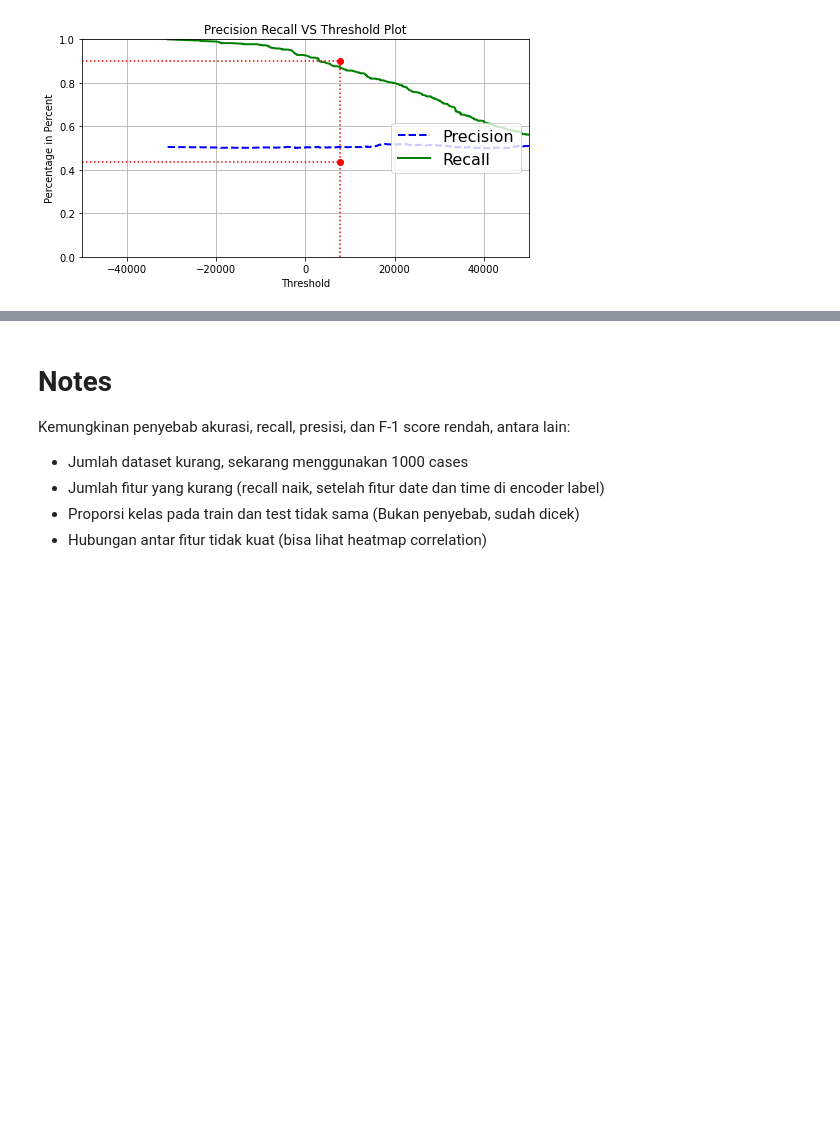
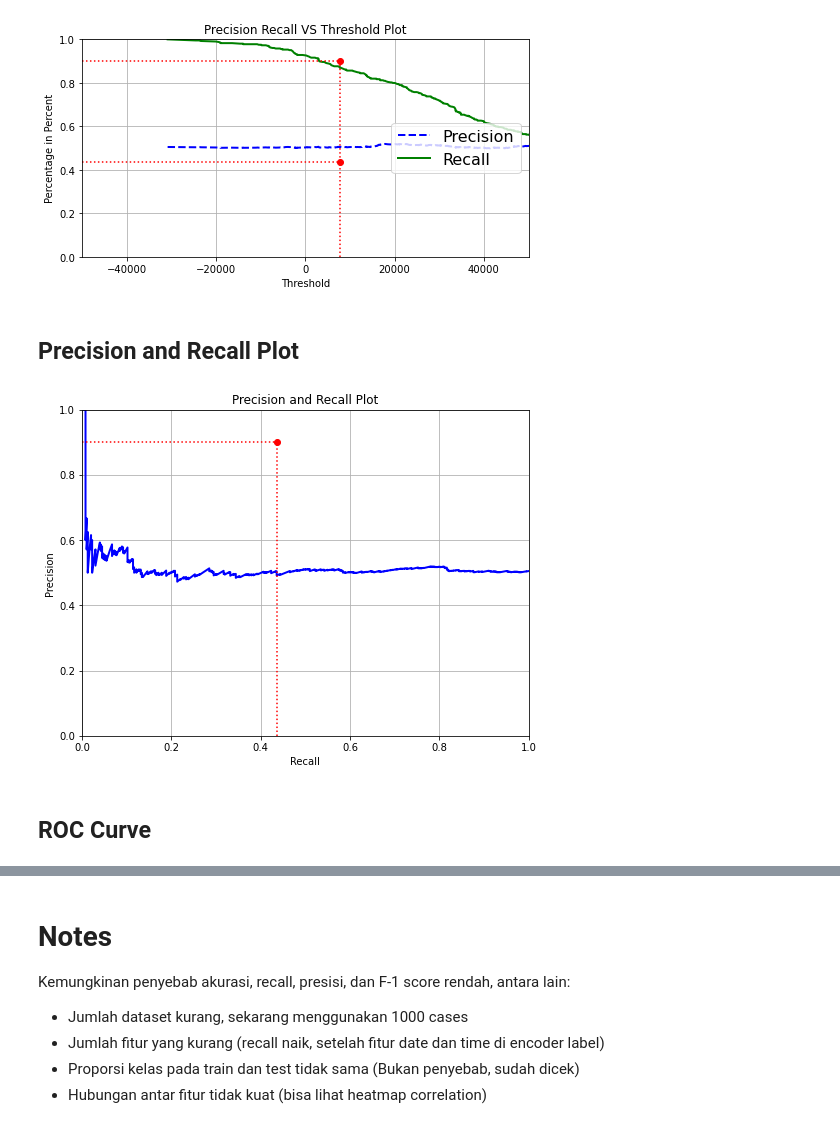
Before and after one commit to Machine-Learning-Tubes/Tugas-Klasifikasi-Biner-dan-Multikelas, a Jupyter notebook: notebooks/biner_classification_with_SGDClassifier.ipynb, the cells around one changed output, grey strips where cells are left out. Drawn from its saved outputs; the diff is of its cells as text; code cells hidden in the pictures; blank space fills up the shorter version.

```diff
--- a/notebooks/biner_classification_with_SGDClassifier.ipynb
+++ b/notebooks/biner_classification_with_SGDClassifier.ipynb
@@ -38,9 +39,11 @@ train.head()
 ## Set feature and target to train and test dataset
 # %%
 X_train = train.loc[:, ['branch', 'city', 'gender', 'product_line', 'unit_price',
-       'quantity', 'tax_5_percents', 'total', 'payment', 'cogs',
-       'gross_margin_percentage', 'gross_income', 'rating', 'month', 'day',
-       'year', 'hours', 'minutes']]
+                        'quantity', 'tax_5_percents', 'total', 'payment', 'cogs',
+                        'gross_margin_percentage', 'gross_income', 'rating', 'month',
+                        'day', 'year', 'hours', 'minutes']
+                   ]
+
 y_train = train.iloc[:, 19:20]
 # %%
 X_test = test.loc[:, ['branch', 'city', 'gender', 'product_line', 'unit_price',
@@ -53,7 +58,7 @@ y_test = test.iloc[:, 19:20]
 # %% [markdown]
 ## Prepare Model
 # %%
-biner_classification = SGDClassifier(max_iter=1000, tol=1e-3, alpha=0.0001, random_state=42)
+biner_classification = SGDClassifier(max_iter=1000, tol=1e-3, alpha=0.0001, eta0=0.1, random_state=42)
 # %%
 biner_classification.fit(X_train, np.ravel(y_train))
 # %% [output]
@@ -151,3 +188,24 @@ plt.plot([7813], [0.4368], "ro")                # Not shown
 plt.show()
 # %% [output]
 [figure]
+# %% [markdown]
+## Precision and Recall Plot
+# %%
+def plot_precision_vs_recall(precisions, recalls):
+    plt.plot(recalls, precisions, "b-", linewidth=2)
+    plt.title('Precision and Recall Plot')
+    plt.xlabel("Recall")
+    plt.ylabel("Precision")
+    plt.axis([0, 1, 0, 1])
+    plt.grid(True)
+
+plt.figure(figsize=(8, 6))
+plot_precision_vs_recall(precisions, recalls)
+plt.plot([0.4368, 0.4368], [0., 0.9], "r:")
+plt.plot([0.0, 0.4368], [0.9, 0.9], "r:")
+plt.plot([0.4368], [0.9], "ro")
+plt.show()
+# %% [output]
+[figure, added]
+# %% [markdown]
+## ROC Curve
```
Also changed, not shown: parts of 17 cells of this notebook.
